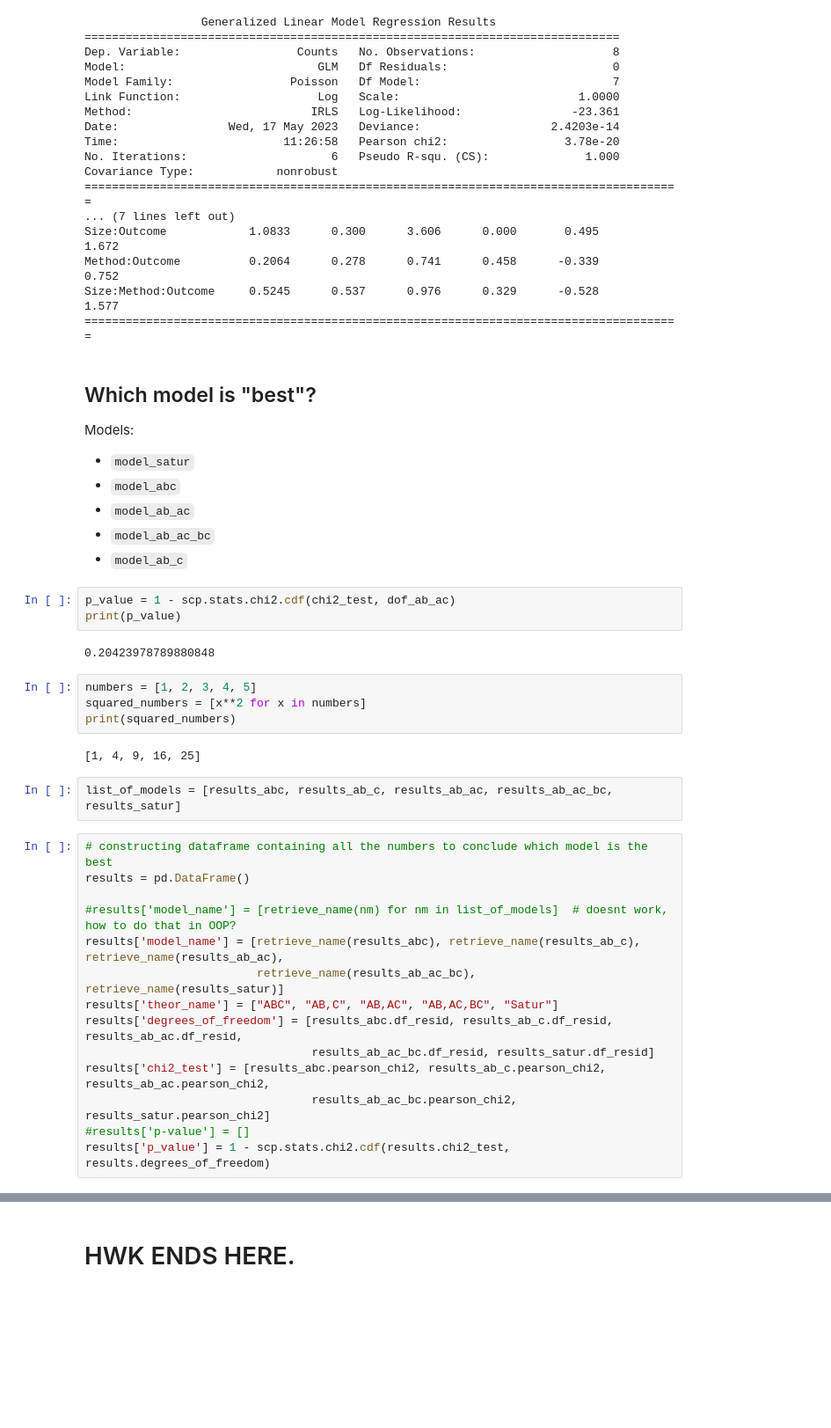
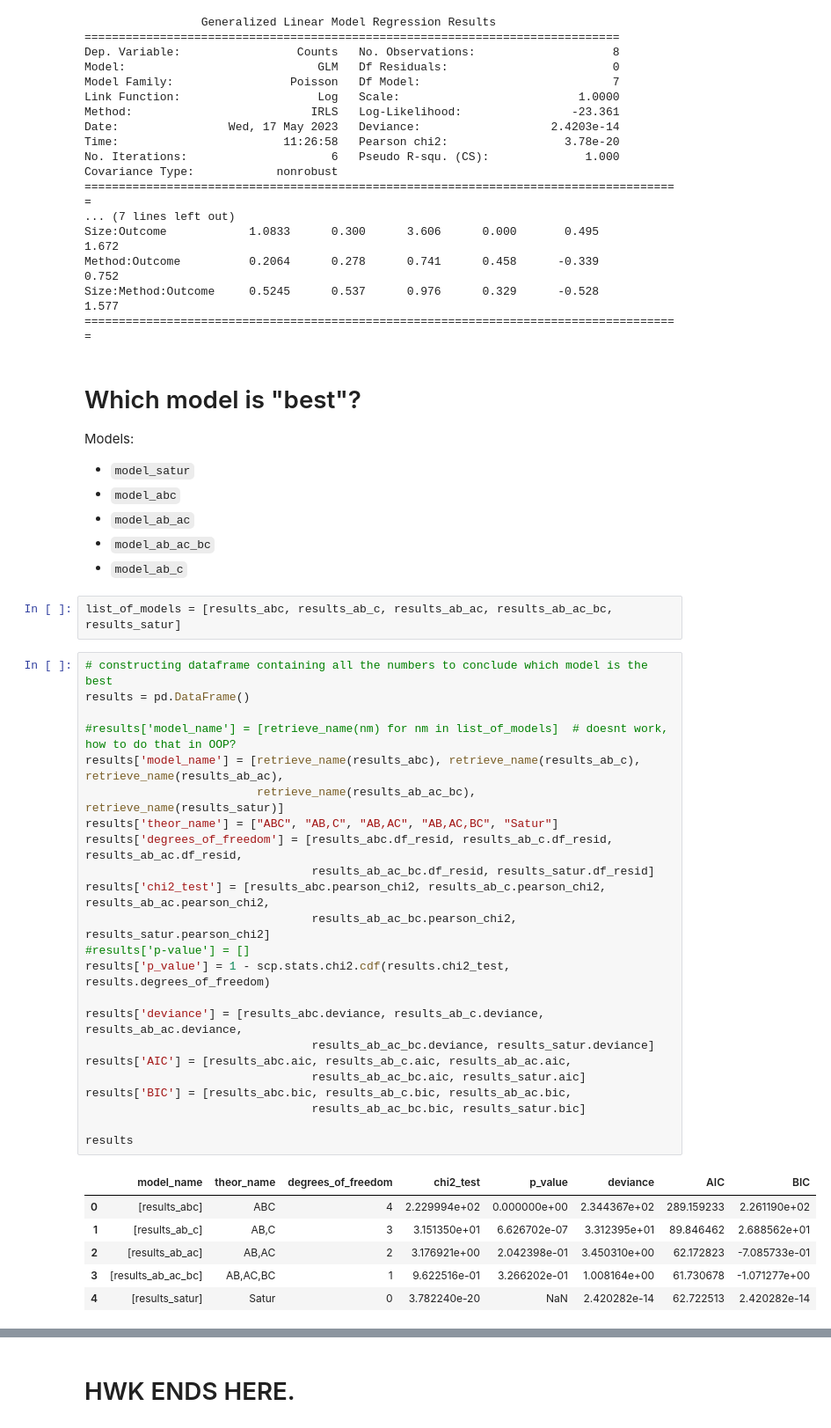
Before and after one commit to aleksejalex/special-octo-engine, a Jupyter notebook: ZLMA_DU_Gaj_ex11.ipynb, the cells around one changed output, grey strips where cells are left out. Shown at 88% size. Drawn from its saved outputs; the diff is of its cells as text; blank space fills up the shorter version.

```diff
--- a/ZLMA_DU_Gaj_ex11.ipynb
+++ b/ZLMA_DU_Gaj_ex11.ipynb
@@ -269,7 +281,7 @@ Method:Outcome          0.2064      0.278      0.741      0.458      -0.339
 Size:Method:Outcome     0.5245      0.537      0.976      0.329      -0.528       1.577
 =======================================================================================
 # %% [markdown]
- ## Which model is "best"?
+ # Which model is "best"?
 
  Models:
 
@@ -278,30 +290,35 @@ Size:Method:Outcome     0.5245      0.537      0.976      0.329      -0.528
  - `model_ab_ac`
  - `model_ab_ac_bc`
  - `model_ab_c`
-# %%
-p_value = 1 - scp.stats.chi2.cdf(chi2_test, dof_ab_ac)
-print(p_value)
-# %% [output]
-0.20423978789880848
-# %%
-numbers = [1, 2, 3, 4, 5]
-squared_numbers = [x**2 for x in numbers]
-print(squared_numbers)
-# %% [output]
-[1, 4, 9, 16, 25]
 # %%
 list_of_models = [results_abc, results_ab_c, results_ab_ac, results_ab_ac_bc, results_satur]
 # %%
 # constructing dataframe containing all the numbers to conclude which model is the best
 results = pd.DataFrame()
 
 #results['model_name'] = [retrieve_name(nm) for nm in list_of_models]  # doesnt work, how to do that in OOP?
 results['model_name'] = [retrieve_name(results_abc), retrieve_name(results_ab_c), retrieve_name(results_ab_ac),
                          retrieve_name(results_ab_ac_bc), retrieve_name(results_satur)]
 results['theor_name'] = ["ABC", "AB,C", "AB,AC", "AB,AC,BC", "Satur"]
 results['degrees_of_freedom'] = [results_abc.df_resid, results_ab_c.df_resid, results_ab_ac.df_resid,
                                  results_ab_ac_bc.df_resid, results_satur.df_resid]
 results['chi2_test'] = [results_abc.pearson_chi2, results_ab_c.pearson_chi2, results_ab_ac.pearson_chi2,
                                  results_ab_ac_bc.pearson_chi2, results_satur.pearson_chi2]
 #results['p-value'] = []
 results['p_value'] = 1 - scp.stats.chi2.cdf(results.chi2_test, results.degrees_of_freedom)
+
+results['deviance'] = [results_abc.deviance, results_ab_c.deviance, results_ab_ac.deviance,
+                                 results_ab_ac_bc.deviance, results_satur.deviance]
+results['AIC'] = [results_abc.aic, results_ab_c.aic, results_ab_ac.aic,
+                                 results_ab_ac_bc.aic, results_satur.aic]
+results['BIC'] = [results_abc.bic, results_ab_c.bic, results_ab_ac.bic,
+                                 results_ab_ac_bc.bic, results_satur.bic]
+
+results
+# %% [output]
+|  | model_name | theor_name | degrees_of_freedom | chi2_test | p_value | deviance | AIC | BIC |
+| 0 | [results_abc] | ABC | 4 | 2.229994e+02 | 0.000000e+00 | 2.344367e+02 | 289.159233 | 2.261190e+02 |
+| 1 | [results_ab_c] | AB,C | 3 | 3.151350e+01 | 6.626702e-07 | 3.312395e+01 | 89.846462 | 2.688562e+01 |
+| 2 | [results_ab_ac] | AB,AC | 2 | 3.176921e+00 | 2.042398e-01 | 3.450310e+00 | 62.172823 | -7.085733e-01 |
+| 3 | [results_ab_ac_bc] | AB,AC,BC | 1 | 9.622516e-01 | 3.266202e-01 | 1.008164e+00 | 61.730678 | -1.071277e+00 |
+| 4 | [results_satur] | Satur | 0 | 3.782240e-20 | NaN | 2.420282e-14 | 62.722513 | 2.420282e-14 |
```
Also changed, not shown: parts of 15 cells of this notebook.
